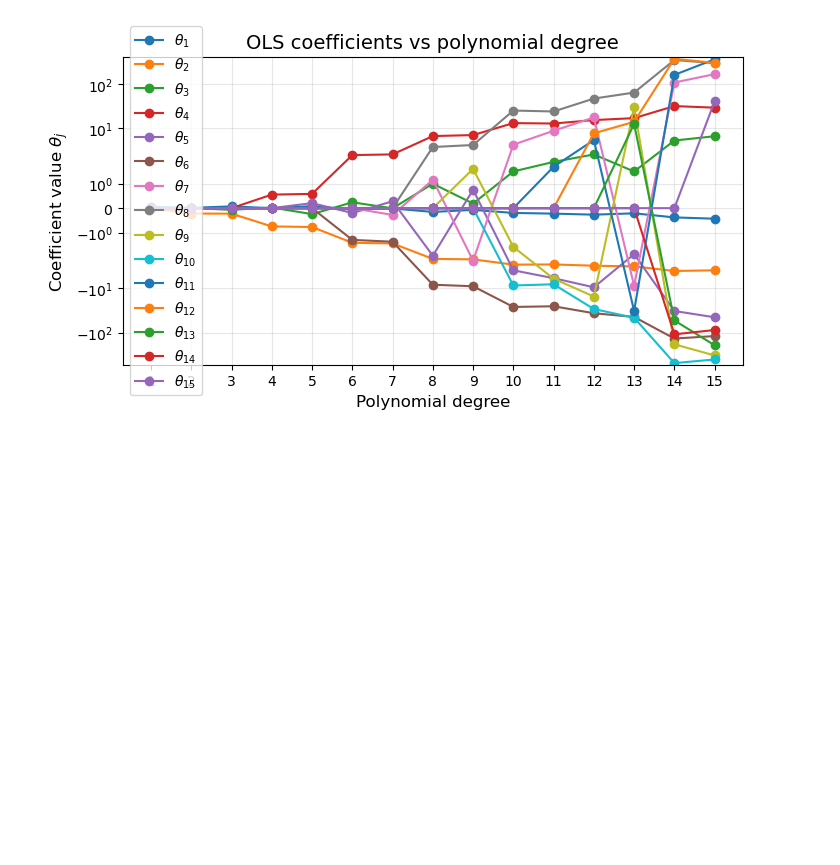
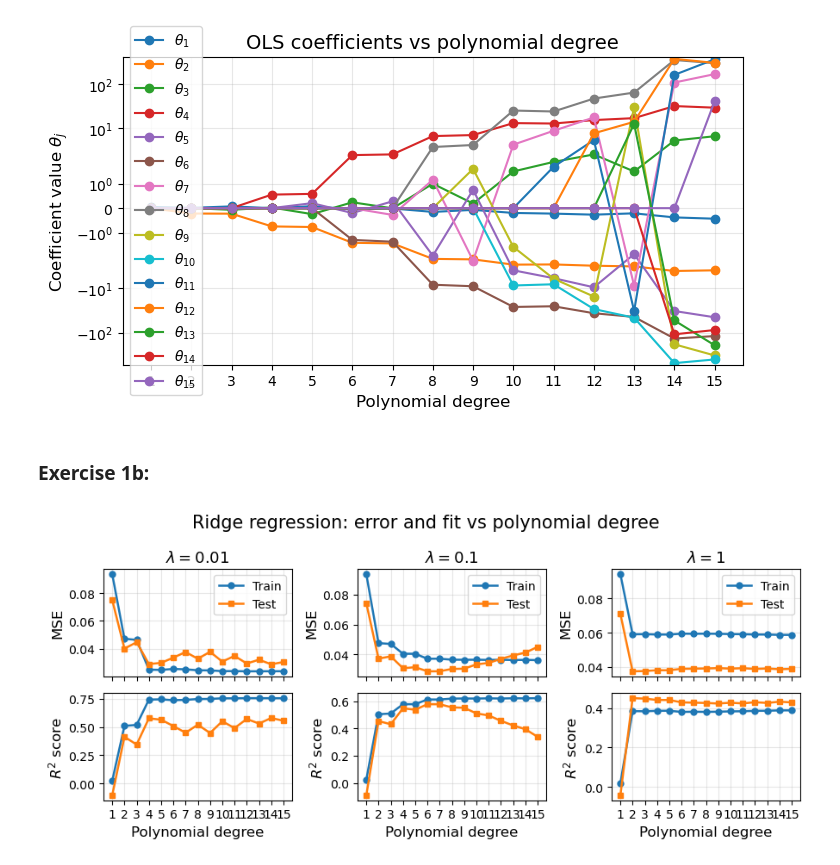
Before and after one commit to AbdulTorkerull/FYS-STK4155-Project-1, a Jupyter notebook: FYS-STK4155_Project.ipynb, the cells around one changed output. Saved outputs shown, nothing was run; the diff lists cells and outputs as text; code cells hidden in the pictures; blank space fills up the shorter version.

```diff
--- a/FYS-STK4155_Project.ipynb
+++ b/FYS-STK4155_Project.ipynb
@@ -165,2 +212,4 @@ plt.grid(True, alpha=0.3)
 # %% [output]
 [figure]
+# %% [markdown]
+### Exercise 1b:
@@ -166,0 +242,41 @@ plt.grid(True, alpha=0.3)
+# %%
+def exercise_1b_plot1(MSE_train, MSE_test, R2_train, R2_test, p, lambdas):
+
+    degrees = np.arange(1, p)
+    l = len(lambdas)
+
+    fig, axes = plt.subplots(2, l, figsize=(3 * l, 4), sharex=True)
+
+    if l == 1:
+        axes = axes.reshape(2, 1)
+
+    for i, lam in enumerate(lambdas):
+        ax_mse = axes[0, i]
+
+        ax_mse.plot(degrees, MSE_train[:, i], marker="o", markersize=5, linewidth=1.8, label="Train")
+        ax_mse.plot(degrees, MSE_test[:, i], marker="s", markersize=5, linewidth=1.8, label="Test")
+
+        ax_mse.set_title(rf"$\lambda = {lam}$", fontsize=13)
+        ax_mse.set_ylabel("MSE", fontsize=12)
+        ax_mse.grid(True, alpha=0.3)
+        ax_mse.legend(fontsize=10)
+
+        ax_R2 = axes[1, i]
+
+        ax_R2.plot(degrees, R2_train[:, i], marker="o", markersize=5, linewidth=1.8, label="Train")
+
+        ax_R2.plot(degrees, R2_test[:, i], marker="s", markersize=5, linewidth=1.8, label="Test")
+
+        ax_R2.set_ylabel(r"$R^2$ score", fontsize=12)
+        ax_R2.set_xlabel("Polynomial degree", fontsize=12)
+        ax_R2.set_xticks(degrees)
+        ax_R2.grid(True, alpha=0.3)
+
+    fig.suptitle("Ridge regression: error and fit vs polynomial degree",fontsize=15)
+
+    fig.tight_layout()
+    plt.show()
+
+exercise_1b_plot1(MSE_train_b, MSE_test_b, R2_train_b, R2_test_b, p, lambdas)
+# %% [output]
+[figure, added]
```
Also changed, not shown: parts of 8 cells of this notebook.
